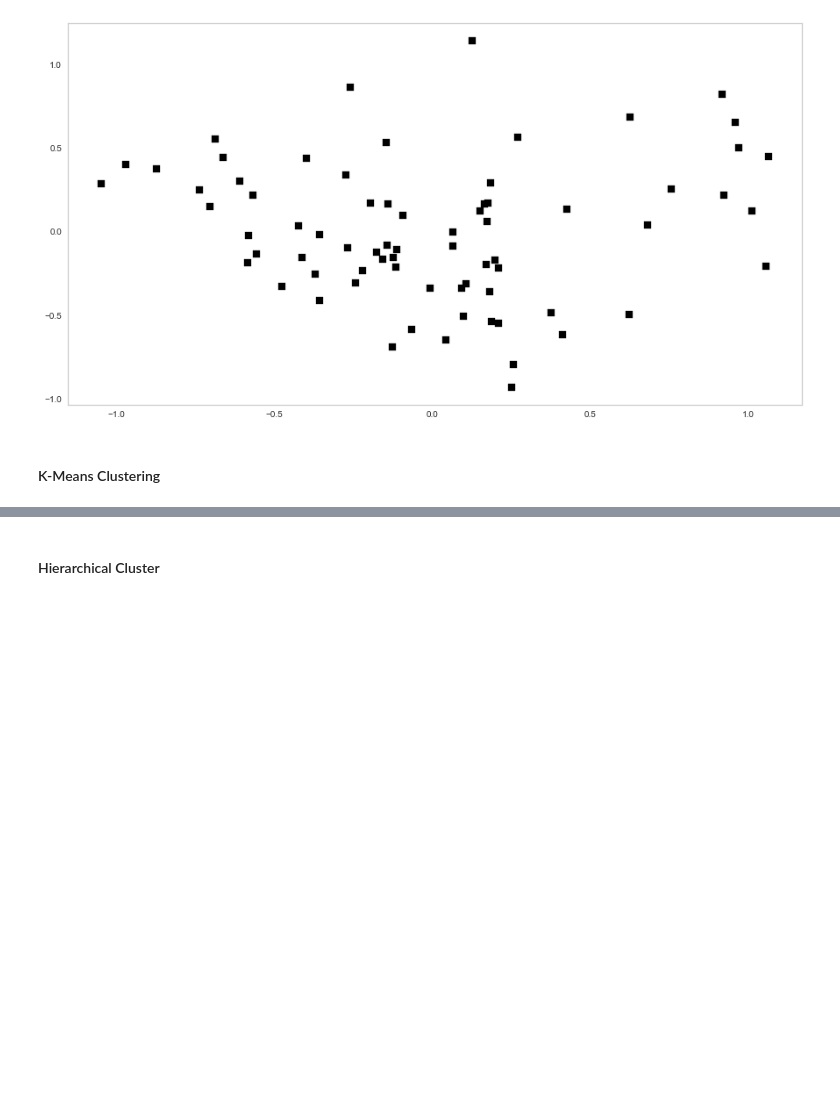
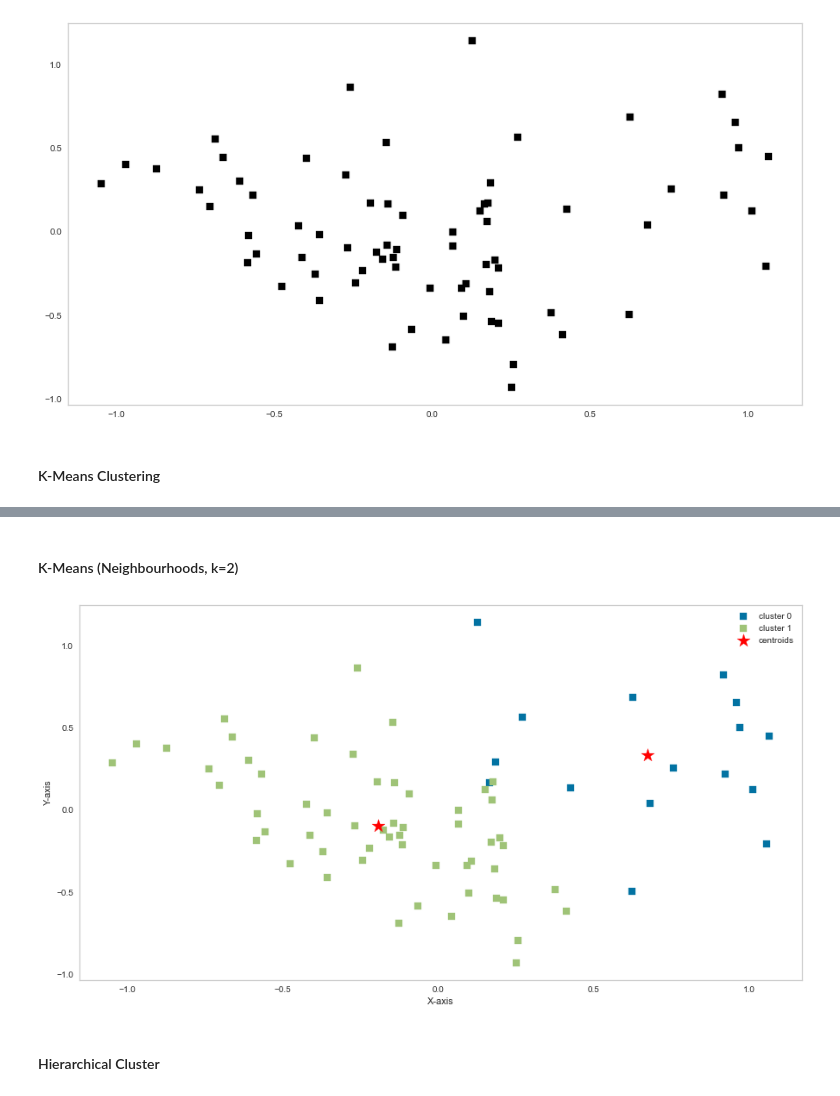
Before and after one commit to annleystanley/Midterm-Project, a Jupyter notebook: modeling_v1.ipynb, the cells around one changed output, grey strips where cells are left out. Saved outputs shown, nothing was run; the diff lists cells and outputs as text; code cells hidden in the pictures; blank space fills up the shorter version.

```diff
--- a/modeling_v1.ipynb
+++ b/modeling_v1.ipynb
@@ -397,3 +440,13 @@ plot_clusters(np.array(pca_scaled), y_km)
+# %% [markdown]
+#### K-Means (Neighbourhoods, k=2)
+# %%
+# K-Means
+km = KMeans(n_clusters=2, init='k-means++')
+y_km = km.fit_predict(X)
+
+plot_clusters(np.array(pca_scaled), y_km)
+# %% [output]
+[figure, added]
 # %% [markdown]
 #### Hierarchical Cluster
 # %%
```
Also changed, not shown: parts of 7 cells of this notebook, 7 other files.
